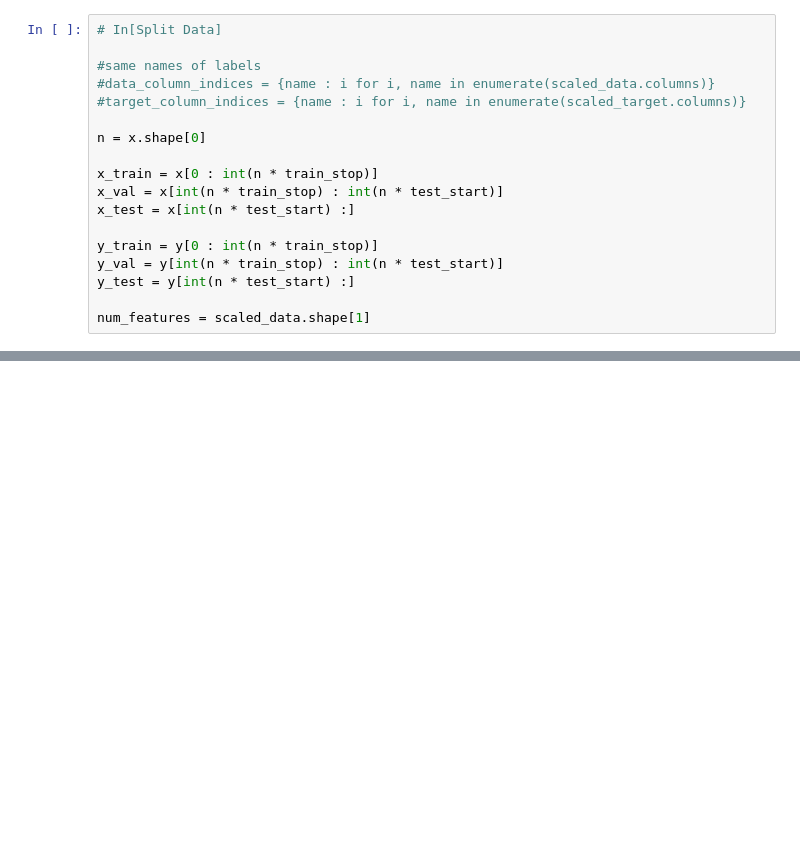
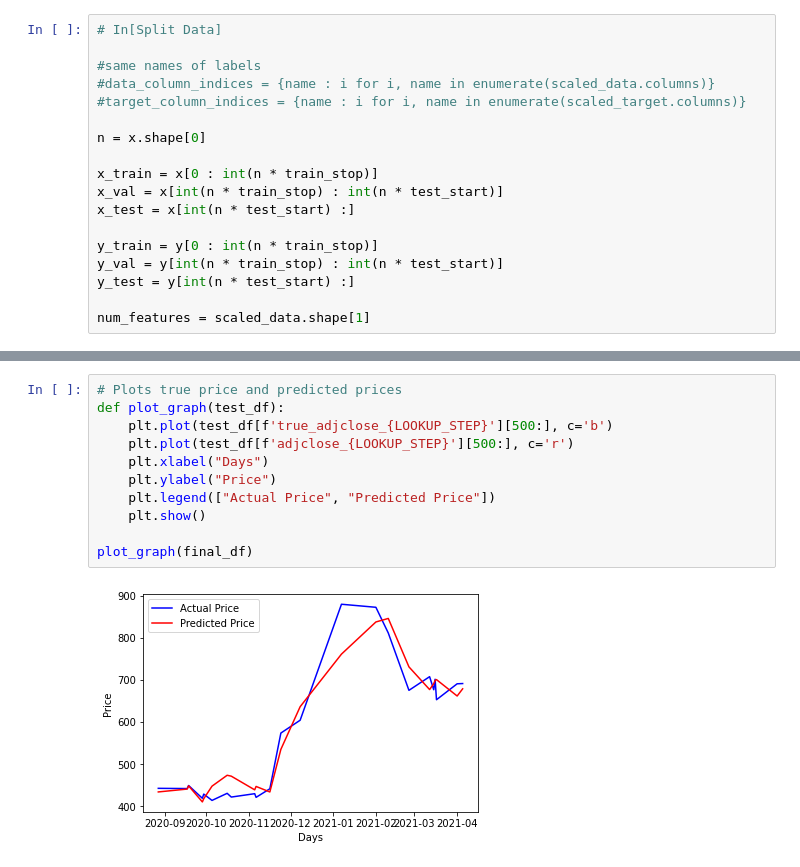
Before and after one commit to MKL0501/ML_CryptoStock_Tracking, a Jupyter notebook: Stock_Trainer.ipynb, the cells around one changed output, grey strips where cells are left out. Saved outputs shown, nothing was run; the diff lists cells and outputs as text; blank space fills up the shorter version.

```diff
--- a/Stock_Trainer.ipynb
+++ b/Stock_Trainer.ipynb
@@ -366,0 +792,13 @@ for i in range(len(ticker_symbols)):
+# %%
+# Plots true price and predicted prices
+def plot_graph(test_df):
+    plt.plot(test_df[f'true_adjclose_{LOOKUP_STEP}'][500:], c='b')
+    plt.plot(test_df[f'adjclose_{LOOKUP_STEP}'][500:], c='r')
+    plt.xlabel("Days")
+    plt.ylabel("Price")
+    plt.legend(["Actual Price", "Predicted Price"])
+    plt.show()
+
+plot_graph(final_df)
+# %% [output]
+[figure, added]
```
Also changed, not shown: parts of 25 cells of this notebook.
